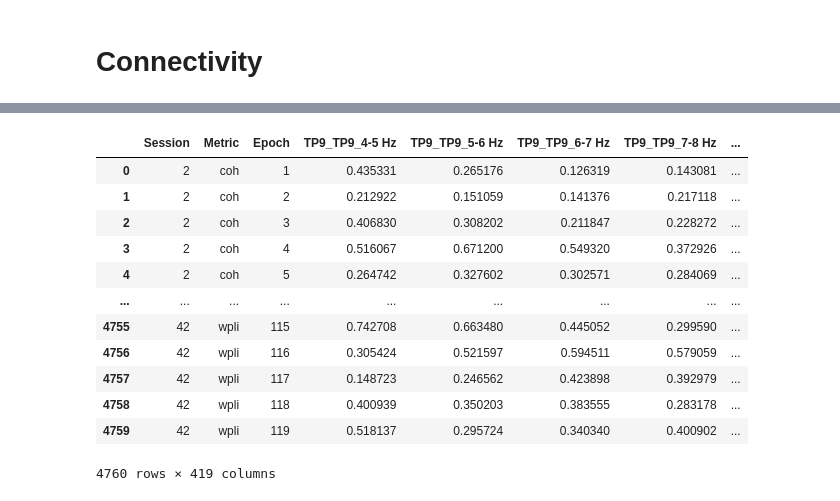
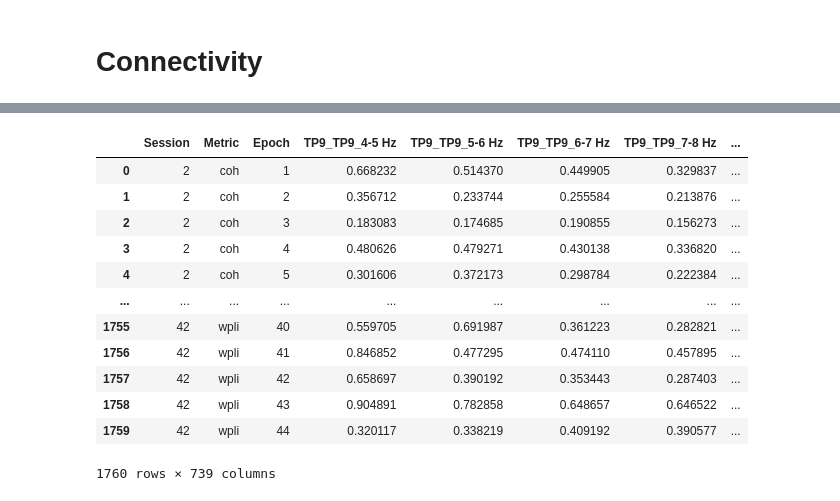
Before and after one commit to JoseEmilianoCG/NeuroHAD2025, a Jupyter notebook: FILAnalysis/feature_extraction_new.ipynb, the cells around one changed output, grey strips where cells are left out. Saved outputs shown, nothing was run; the diff lists cells and outputs as text; code cells hidden in the pictures.

```diff
--- a/FILAnalysis/feature_extraction_new.ipynb
+++ b/FILAnalysis/feature_extraction_new.ipynb
@@ -697,18 +696,18 @@ for stage in stages:
 
     dfs_by_stage[stage] = pd.concat(blocks, axis=0, ignore_index=True)
 # %%
-dfs_by_stage['shared']
+dfs_by_stage['baseline']
 # %% [output]
 |  | Session | Metric | Epoch | TP9_TP9_4-5 Hz | TP9_TP9_5-6 Hz | TP9_TP9_6-7 Hz | TP9_TP9_7-8 Hz | ... |
-| 0 | 2 | coh | 1 | 0.435331 | 0.265176 | 0.126319 | 0.143081 | ... |
-| 1 | 2 | coh | 2 | 0.212922 | 0.151059 | 0.141376 | 0.217118 | ... |
-| 2 | 2 | coh | 3 | 0.406830 | 0.308202 | 0.211847 | 0.228272 | ... |
-| 3 | 2 | coh | 4 | 0.516067 | 0.671200 | 0.549320 | 0.372926 | ... |
-| 4 | 2 | coh | 5 | 0.264742 | 0.327602 | 0.302571 | 0.284069 | ... |
+| 0 | 2 | coh | 1 | 0.668232 | 0.514370 | 0.449905 | 0.329837 | ... |
+| 1 | 2 | coh | 2 | 0.356712 | 0.233744 | 0.255584 | 0.213876 | ... |
+| 2 | 2 | coh | 3 | 0.183083 | 0.174685 | 0.190855 | 0.156273 | ... |
+| 3 | 2 | coh | 4 | 0.480626 | 0.479271 | 0.430138 | 0.336820 | ... |
+| 4 | 2 | coh | 5 | 0.301606 | 0.372173 | 0.298784 | 0.222384 | ... |
 | ... | ... | ... | ... | ... | ... | ... | ... | ... |
-| 4755 | 42 | wpli | 115 | 0.742708 | 0.663480 | 0.445052 | 0.299590 | ... |
-| 4756 | 42 | wpli | 116 | 0.305424 | 0.521597 | 0.594511 | 0.579059 | ... |
-| 4757 | 42 | wpli | 117 | 0.148723 | 0.246562 | 0.423898 | 0.392979 | ... |
-| 4758 | 42 | wpli | 118 | 0.400939 | 0.350203 | 0.383555 | 0.283178 | ... |
-| 4759 | 42 | wpli | 119 | 0.518137 | 0.295724 | 0.340340 | 0.400902 | ... |
+| 1755 | 42 | wpli | 40 | 0.559705 | 0.691987 | 0.361223 | 0.282821 | ... |
+| 1756 | 42 | wpli | 41 | 0.846852 | 0.477295 | 0.474110 | 0.457895 | ... |
+| 1757 | 42 | wpli | 42 | 0.658697 | 0.390192 | 0.353443 | 0.287403 | ... |
+| 1758 | 42 | wpli | 43 | 0.904891 | 0.782858 | 0.648657 | 0.646522 | ... |
+| 1759 | 42 | wpli | 44 | 0.320117 | 0.338219 | 0.409192 | 0.390577 | ... |
-4760 rows × 419 columns
+1760 rows × 739 columns
```
Also changed, not shown: parts of 16 cells of this notebook, 46 other files.
